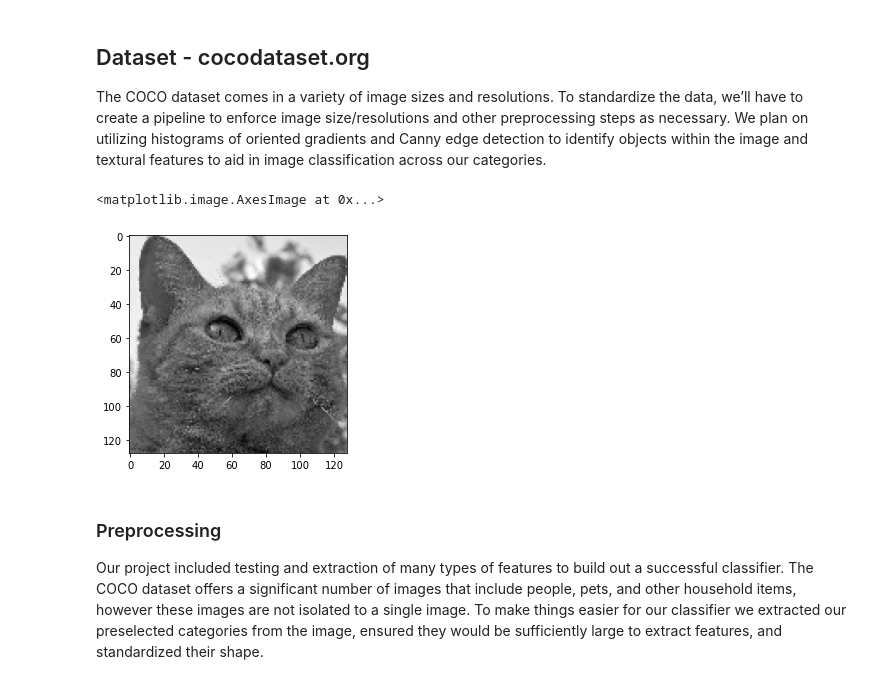
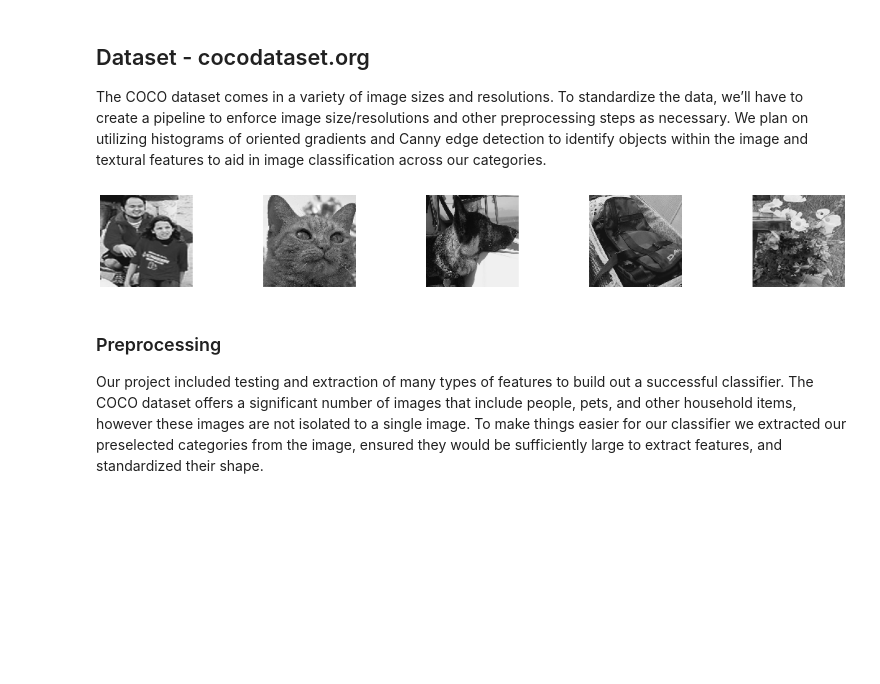
Before and after one commit to GWilson97/household_classifier, a Jupyter notebook: Final Report.ipynb, the cells around one changed output. Cells and saved outputs as stored; diff of their text form; code cells hidden in the pictures; blank space fills up the shorter version.

```diff
--- a/Final Report.ipynb
+++ b/Final Report.ipynb
@@ -24,0 +25,16 @@ This would allow models to expand their ability to recognize and interpret scene
+# %%
+def visualize_ims(im_collection):
+    # create multi-row figure
+    plt.figure(figsize=(25, 3))
+
+
+    # add images to the figure from the stack
+    for i in range(1, len(im_collection)+1):
+        plt.subplot(1, len(im_collection), i)
+
+        # don't forget to set the cmap, vmin, vmax, and axis off
+        plt.imshow(im_collection[i-1], cmap="gray")
+        plt.axis("off")
+
+
+    plt.show()
@@ -28,11 +84,12 @@ The COCO dataset comes in a variety of image sizes and resolutions. To standardi
 # %%
 images = np.load("image.npy")
 image_labels = np.load("image_category.npy")
-# %%
-plt.imshow(images[-1], cmap="gray")
-# %% [output]
-<matplotlib.image.AxesImage at 0x...>
-[figure, removed]
+# %%
+example_images = [10, 2965, 718, 714, 773]
+example_image_collection = images[example_images]
+visualize_ims(example_image_collection)
+# %% [output]
+[figure, added]
 # %% [markdown]
 ### Preprocessing
 Our project included testing and extraction of many types of features to build out a successful classifier. The COCO dataset offers a significant number of images that include people, pets, and other household items, however these images are not isolated to a single image. To make things easier for our classifier we extracted our preselected categories from the image, ensured they would be sufficiently large to extract features, and standardized their shape.
```
Also changed, not shown: parts of 15 cells of this notebook, 1 other file.
